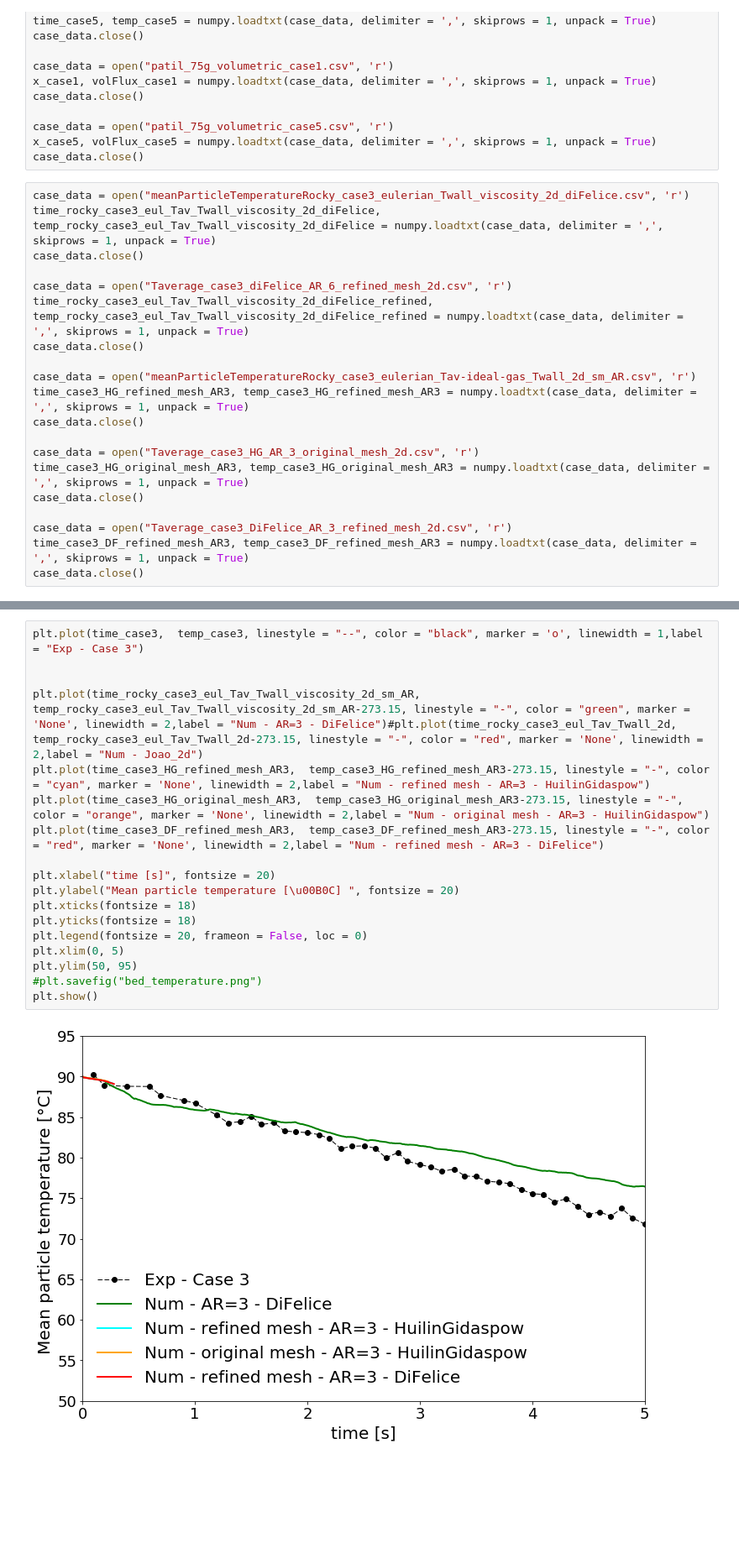
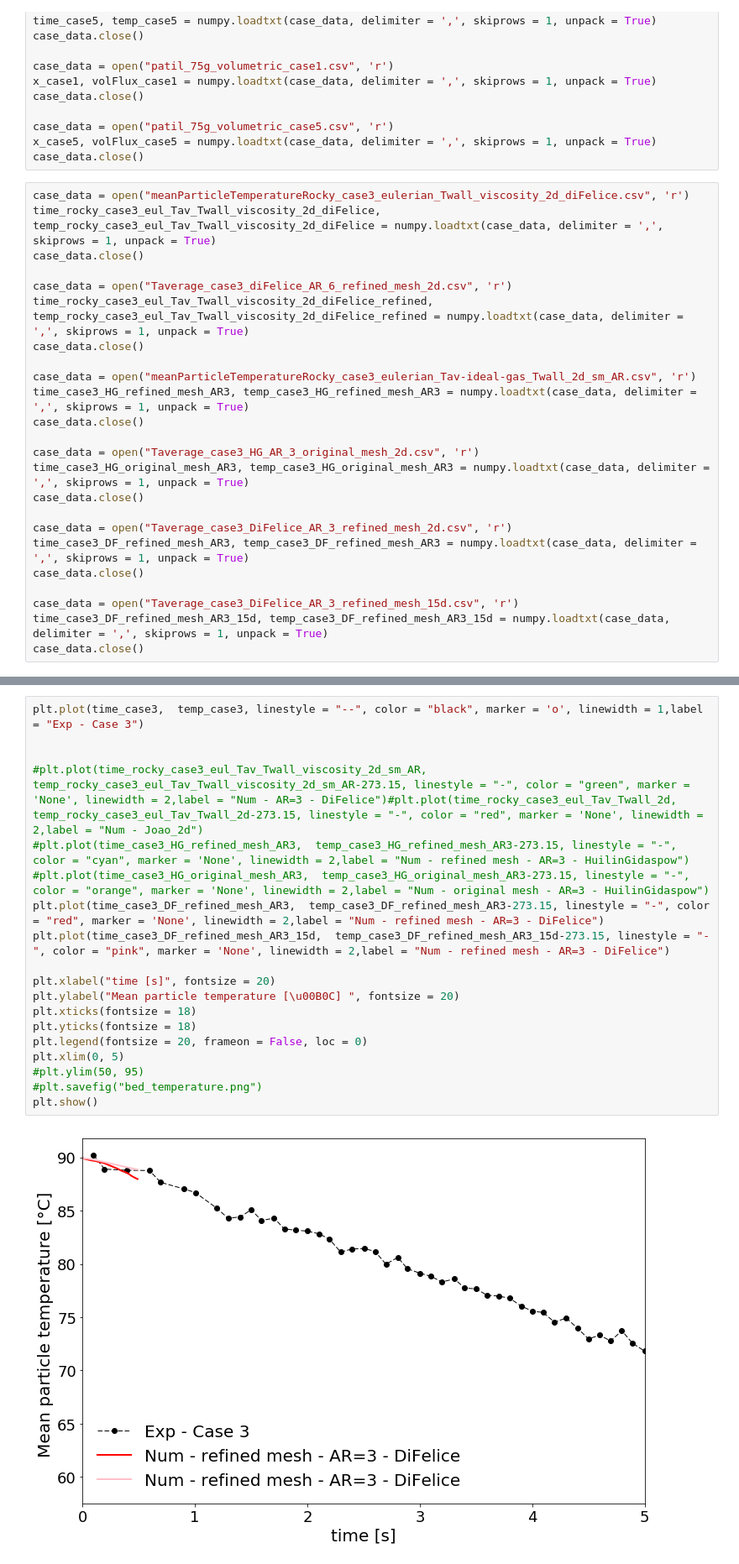
Before and after one commit to lucillalmeida/doutorado-validacoes, a Jupyter notebook: fluidized-bed-patil/Patil-pseudo-2-d-fluidized-bed.ipynb, the cells around one changed output, grey strips where cells are left out. Shown at 84% size. Saved outputs shown, nothing was run; the diff lists cells and outputs as text; blank space fills up the shorter version.

```diff
--- a/fluidized-bed-patil/Patil-pseudo-2-d-fluidized-bed.ipynb
+++ b/fluidized-bed-patil/Patil-pseudo-2-d-fluidized-bed.ipynb
@@ -281,6 +281,10 @@ case_data.close()
 case_data = open("Taverage_case3_DiFelice_AR_3_refined_mesh_2d.csv", 'r')
 time_case3_DF_refined_mesh_AR3, temp_case3_DF_refined_mesh_AR3 = numpy.loadtxt(case_data, delimiter = ',', skiprows = 1, unpack = True)
 case_data.close()
+
+case_data = open("Taverage_case3_DiFelice_AR_3_refined_mesh_15d.csv", 'r')
+time_case3_DF_refined_mesh_AR3_15d, temp_case3_DF_refined_mesh_AR3_15d = numpy.loadtxt(case_data, delimiter = ',', skiprows = 1, unpack = True)
+case_data.close()
 # %%
 plt.plot(time_case1,  temp_case1, linestyle = "--", color = "black", marker = 'o', linewidth = 1,label = "Exp - Case 1")
 plt.plot(time_case3,  temp_case3, linestyle = "--", color = "red", marker = 'D', linewidth = 1,label = "Exp - Case 3")
@@ -332,23 +336,24 @@ plt.show()
 # %%
 plt.plot(time_case3,  temp_case3, linestyle = "--", color = "black", marker = 'o', linewidth = 1,label = "Exp - Case 3")
 
 
-plt.plot(time_rocky_case3_eul_Tav_Twall_viscosity_2d_sm_AR,  temp_rocky_case3_eul_Tav_Twall_viscosity_2d_sm_AR-273.15, linestyle = "-", color = "green", marker = 'None', linewidth = 2,label = "Num - AR=3 - DiFelice")#plt.plot(time_rocky_case3_eul_Tav_Twall_2d,  temp_rocky_case3_eul_Tav_Twall_2d-273.15, linestyle = "-", color = "red", marker = 'None', linewidth = 2,label = "Num - Joao_2d")
-plt.plot(time_case3_HG_refined_mesh_AR3,  temp_case3_HG_refined_mesh_AR3-273.15, linestyle = "-", color = "cyan", marker = 'None', linewidth = 2,label = "Num - refined mesh - AR=3 - HuilinGidaspow")
-plt.plot(time_case3_HG_original_mesh_AR3,  temp_case3_HG_original_mesh_AR3-273.15, linestyle = "-", color = "orange", marker = 'None', linewidth = 2,label = "Num - original mesh - AR=3 - HuilinGidaspow")
+#plt.plot(time_rocky_case3_eul_Tav_Twall_viscosity_2d_sm_AR,  temp_rocky_case3_eul_Tav_Twall_viscosity_2d_sm_AR-273.15, linestyle = "-", color = "green", marker = 'None', linewidth = 2,label = "Num - AR=3 - DiFelice")#plt.plot(time_rocky_case3_eul_Tav_Twall_2d,  temp_rocky_case3_eul_Tav_Twall_2d-273.15, linestyle = "-", color = "red", marker = 'None', linewidth = 2,label = "Num - Joao_2d")
+#plt.plot(time_case3_HG_refined_mesh_AR3,  temp_case3_HG_refined_mesh_AR3-273.15, linestyle = "-", color = "cyan", marker = 'None', linewidth = 2,label = "Num - refined mesh - AR=3 - HuilinGidaspow")
+#plt.plot(time_case3_HG_original_mesh_AR3,  temp_case3_HG_original_mesh_AR3-273.15, linestyle = "-", color = "orange", marker = 'None', linewidth = 2,label = "Num - original mesh - AR=3 - HuilinGidaspow")
 plt.plot(time_case3_DF_refined_mesh_AR3,  temp_case3_DF_refined_mesh_AR3-273.15, linestyle = "-", color = "red", marker = 'None', linewidth = 2,label = "Num - refined mesh - AR=3 - DiFelice")
+plt.plot(time_case3_DF_refined_mesh_AR3_15d,  temp_case3_DF_refined_mesh_AR3_15d-273.15, linestyle = "-", color = "pink", marker = 'None', linewidth = 2,label = "Num - refined mesh - AR=3 - DiFelice")
 
 plt.xlabel("time [s]", fontsize = 20)
 plt.ylabel("Mean particle temperature [\u00B0C] ", fontsize = 20)
 plt.xticks(fontsize = 18)
 plt.yticks(fontsize = 18)
 plt.legend(fontsize = 20, frameon = False, loc = 0)
 plt.xlim(0, 5)
-plt.ylim(50, 95)
+#plt.ylim(50, 95)
 #plt.savefig("bed_temperature.png")
 plt.show()
 # %% [output]
-[figure, old version]
+[figure, new version]
 # %%
 plt.plot(x_case1, volFlux_case1, linestyle = "-", color = "black", marker = 'o', linewidth = 2,label = "Exp Case 1")
 plt.title("Average axial velocity - Case 1", fontsize = 16)
```
Also changed, not shown: 2 other files.
